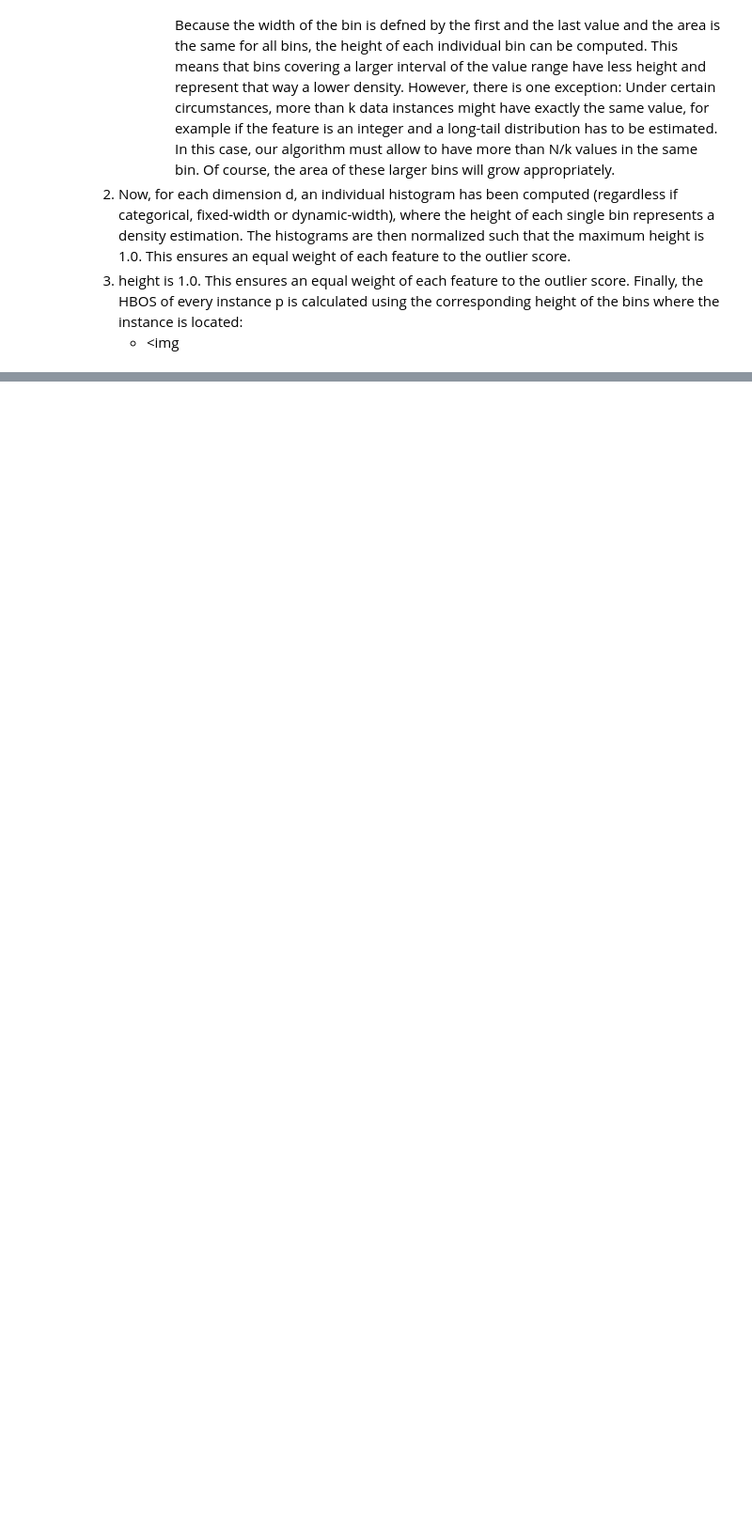
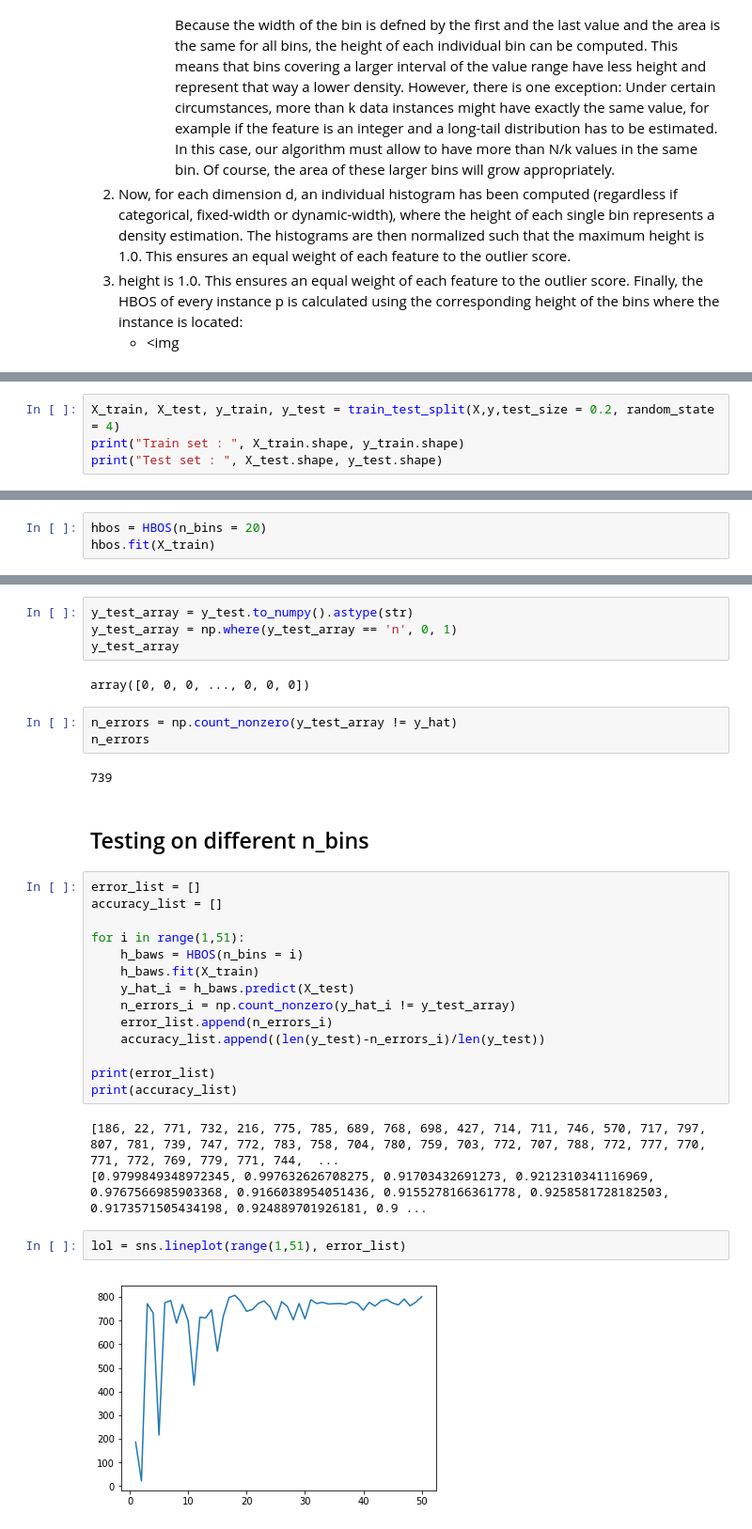
Before and after one commit to Sumedh100/com_olho_2020, a Jupyter notebook: HBOS/HBOS_shuttle.ipynb, the cells around one changed output, grey strips where cells are left out. Shown: that part at 94% size. Drawn from its saved outputs; the diff is of its cells as text; blank space fills up the shorter version.

```diff
--- a/HBOS/HBOS_shuttle.ipynb
+++ b/HBOS/HBOS_shuttle.ipynb
@@ -12,0 +101,4 @@
+# %%
+X_train, X_test, y_train, y_test = train_test_split(X,y,test_size = 0.2, random_state = 4)
+print("Train set : ", X_train.shape, y_train.shape)
+print("Test set : ", X_test.shape, y_test.shape)
@@ -12,0 +108,3 @@
+# %%
+hbos = HBOS(n_bins = 20)
+hbos.fit(X_train)
@@ -12,0 +118,34 @@
+# %%
+y_test_array = y_test.to_numpy().astype(str)
+y_test_array = np.where(y_test_array == 'n', 0, 1)
+y_test_array
+# %% [output]
+array([0, 0, 0, ..., 0, 0, 0])
+# %%
+n_errors = np.count_nonzero(y_test_array != y_hat)
+n_errors
+# %% [output]
+739
+# %% [markdown]
+## Testing on different n_bins
+# %%
+error_list = []
+accuracy_list = []
+
+for i in range(1,51):
+    h_baws = HBOS(n_bins = i)
+    h_baws.fit(X_train)
+    y_hat_i = h_baws.predict(X_test)
+    n_errors_i = np.count_nonzero(y_hat_i != y_test_array)
+    error_list.append(n_errors_i)
+    accuracy_list.append((len(y_test)-n_errors_i)/len(y_test))
+
+print(error_list)
+print(accuracy_list)
+# %% [output]
+[186, 22, 771, 732, 216, 775, 785, 689, 768, 698, 427, 714, 711, 746, 570, 717, 797, 807, 781, 739, 747, 772, 783, 758, 704, 780, 759, 703, 772, 707, 788, 772, 777, 770, 771, 772, 769, 779, 771, 744,  ...
+[0.9799849348972345, 0.997632626708275, 0.91703432691273, 0.9212310341116969, 0.9767566985903368, 0.9166038954051436, 0.9155278166361778, 0.9258581728182503, 0.9173571505434198, 0.924889701926181, 0.9 ...
+# %%
+lol = sns.lineplot(range(1,51), error_list)
+# %% [output]
+[figure, added]
```
Also changed, not shown: parts of 13 cells of this notebook, 3 other files.
